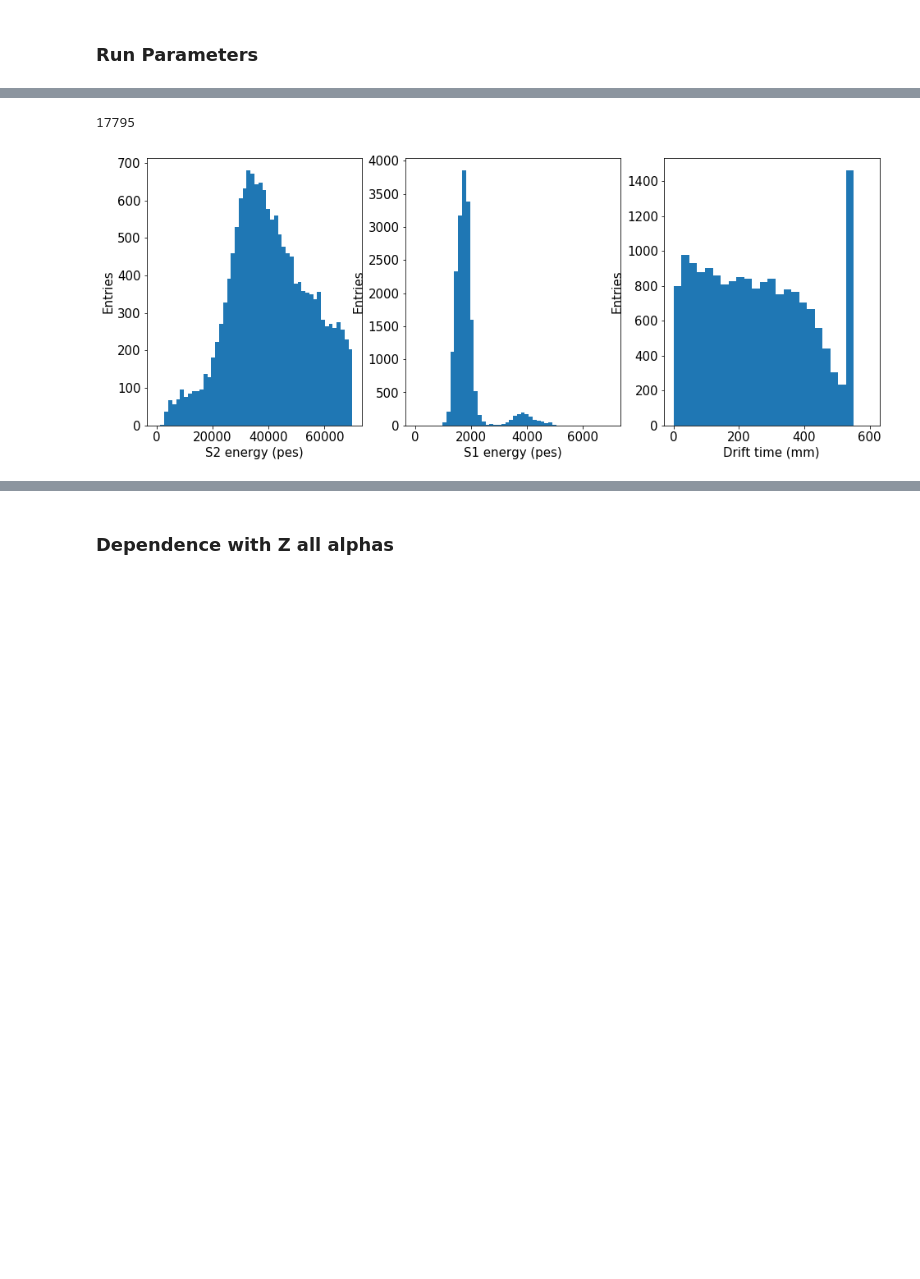
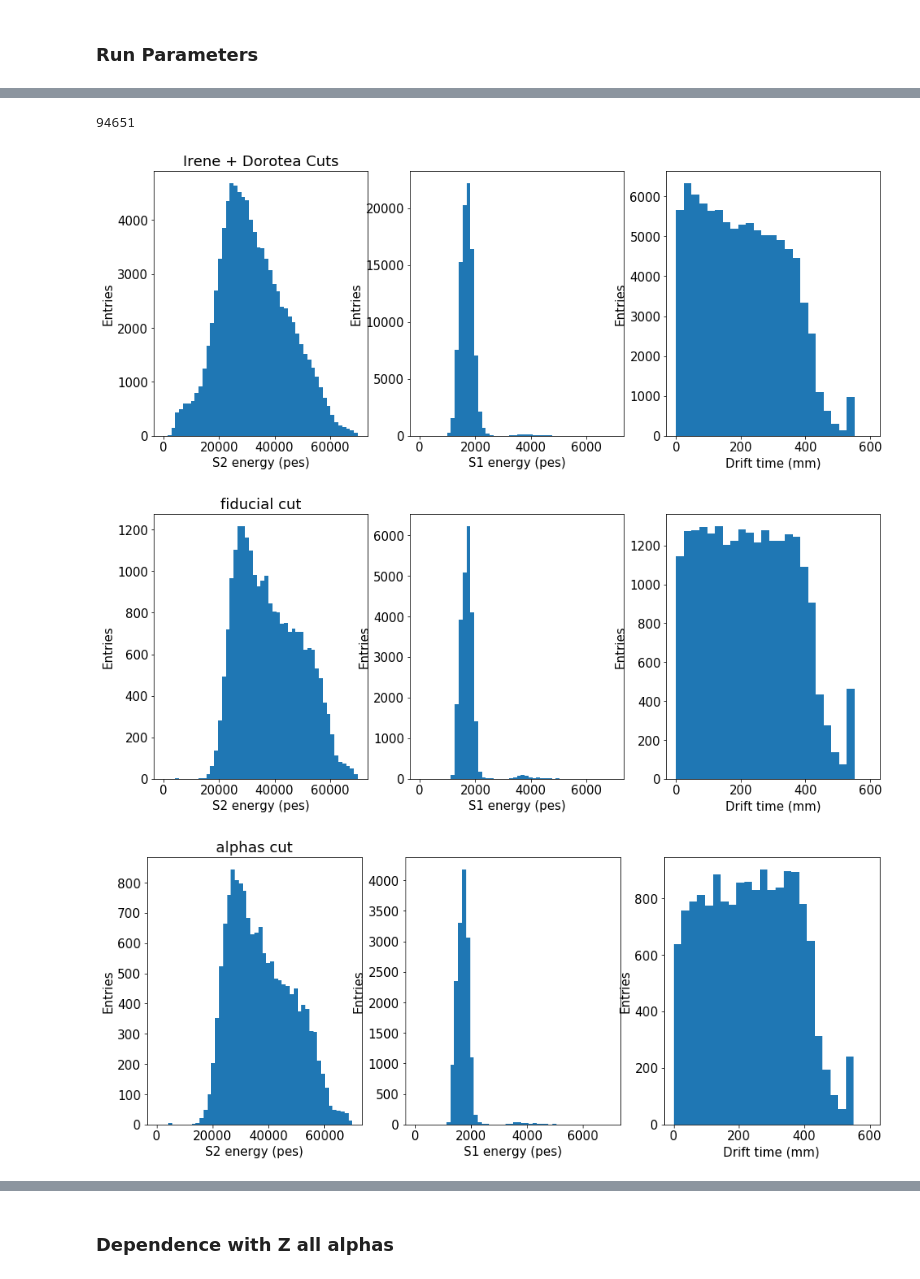
Before and after one commit to bpalmeiro/ICARO, a Jupyter notebook: icaro/Kryptonite/alphas-lifetime.ipynb, the cells around one changed output, grey strips where cells are left out. Saved outputs shown, nothing was run; the diff lists cells and outputs as text; code cells hidden in the pictures; blank space fills up the shorter version.

```diff
--- a/icaro/Kryptonite/alphas-lifetime.ipynb
+++ b/icaro/Kryptonite/alphas-lifetime.ipynb
@@ -81,3 +82,9 @@ run_number = 3733
+# %%
+run_number = 3645
+#run_number = 3715
+#run_number = 3724
+#run_number  = 3733
+#run_number  = 3741
 # %%
 DataPMT = load_db.DataPMT(run_number)
 DataSiPM = load_db.DataSiPM(run_number)
@@ -107,4 +114,17 @@ full.head()
 5 rows × 22 columns
+# %%
+msc = full[full.S2e  >  400*units.pes * 11] # michel sorel cuts
+msc = msc [msc.S1e   >   100*units.pes * 11]
+msc = msc [msc.S2w   > 3.5] # units of mus!!!
+msc = msc [msc.S2w   <  25] # units of mus!!!
+msc = msc [msc.S1w   >  300*units.ns]
+msc = msc [msc.S1w   < 1000*units.ns]
+msc = msc [msc.S1t   >  100*units.mus]
+msc = msc [msc.S2t   <  700*units.mus]
+
+msc = msc [msc.R     <  100*units.mm] # fidc
+
+large_drift = full[full.DT > 530]
 # %%
 len(full)
 # %% [output]
@@ -140,20 +160,63 @@ print(st)
 # %%
 print(full.time.index[-1])
 # %% [output]
-17795
+94651
 # %%
+fidc = full[full.R < 100]
+
+
 figsize=(16,6)
 plt.figure(figsize=figsize)
 ax = plt.subplot(1, 3, 1)
 plt.hist(full.S2e, 50, (0e3,7e4))
 labels("S2 energy (pes)", "Entries")
+plt.title('Irene + Dorotea Cuts')
+
 
 ax = plt.subplot(1, 3, 2)
 plt.hist(full.S1e, 50, (0e3,7e3))
 labels("S1 energy (pes)", "Entries")
 
 ax = plt.subplot(1, 3, 3)
 plt.hist(full.Z, 25, (0,600))
 labels("Drift time (mm)", "Entries")
+
+########
+
+figsize=(16,6)
+
+plt.figure(figsize=figsize)
+ax = plt.subplot(1, 3, 1)
+plt.hist(fidc.S2e, 50, (0e3,7e4))
+labels("S2 energy (pes)", "Entries")
+plt.title('fiducial cut')
+
+ax = plt.subplot(1, 3, 2)
+plt.hist(fidc.S1e, 50, (0e3,7e3))
+labels("S1 energy (pes)", "Entries")
+
+ax = plt.subplot(1, 3, 3)
+plt.hist(fidc.Z, 25, (0,600))
+labels("Drift time (mm)", "Entries")
+
+########
+
+figsize=(16,6)
+
+plt.figure(figsize=figsize)
+ax = plt.subplot(1, 3, 1)
+plt.hist(msc.S2e, 50, (0e3,7e4))
+labels("S2 energy (pes)", "Entries")
+plt.title('alphas cut')
+
+ax = plt.subplot(1, 3, 2)
+plt.hist(msc.S1e, 50, (0e3,7e3))
+labels("S1 energy (pes)", "Entries")
+
+ax = plt.subplot(1, 3, 3)
+plt.hist(msc.Z, 25, (0,600))
+labels("Drift time (mm)", "Entries")
 # %% [output]
-[figure, old version]
+[figure, new version]
+[figure, added]
+[figure, added]
```
Also changed, not shown: parts of 34 cells of this notebook, 1 other file.
